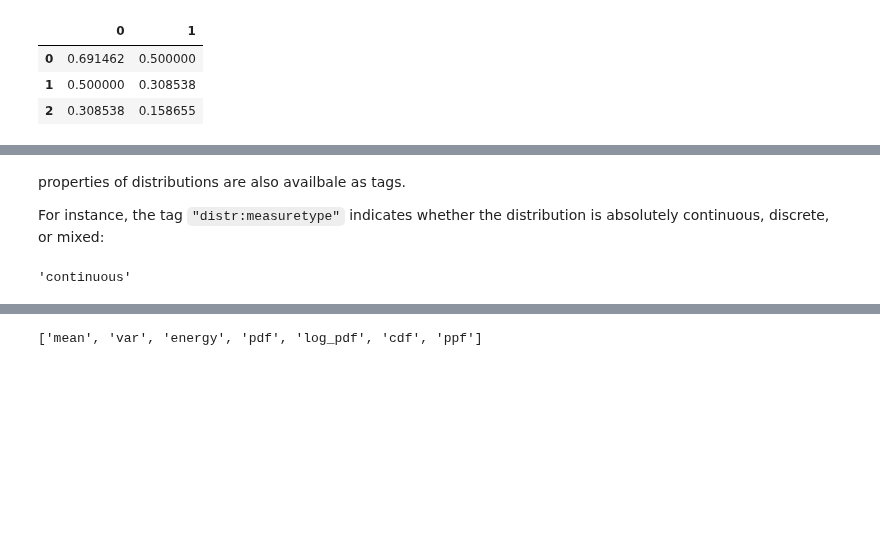
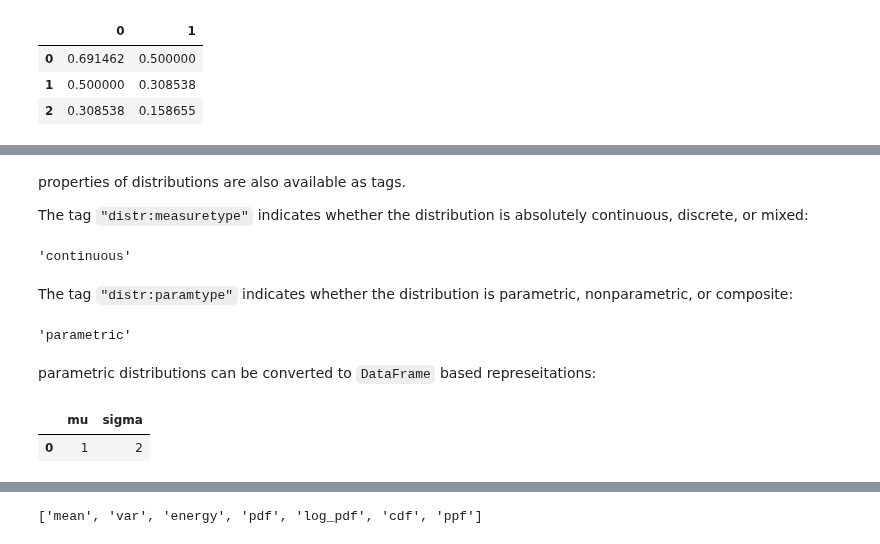
Before and after one commit to sktime/skpro, a Jupyter notebook: examples/03_skpro_distributions.ipynb, the cells around one changed output, grey strips where cells are left out. Saved outputs shown, nothing was run; the diff lists cells and outputs as text; code cells hidden in the pictures; blank space fills up the shorter version.

```diff
--- a/examples/03_skpro_distributions.ipynb
+++ b/examples/03_skpro_distributions.ipynb
@@ -472,7 +473,7 @@ d_frame.cdf(2)
 # %% [markdown]
-properties of distributions are also availbale as tags.
+properties of distributions are also available as tags.
 
-For instance, the tag `"distr:measuretype"` indicates whether the distribution is absolutely continuous, discrete, or mixed:
+The tag `"distr:measuretype"` indicates whether the distribution is absolutely continuous, discrete, or mixed:
 # %%
 from skpro.distributions import Normal
 
@@ -480,3 +481,20 @@ d = Normal(mu=1, sigma=2)
 d.get_tags()["distr:measuretype"]
 # %% [output]
 'continuous'
+# %% [markdown]
+The tag `"distr:paramtype"` indicates whether the distribution is parametric, nonparametric, or composite:
+# %%
+from skpro.distributions import Normal
+
+d = Normal(mu=1, sigma=2)
+d.get_tags()["distr:paramtype"]
+# %% [output]
+'parametric'
+# %% [markdown]
+parametric distributions can be converted to `DataFrame` based represeitations:
+# %%
+# scalar distributions convert to a single row with parameter values
+d.to_df()
+# %% [output]
+|  | mu | sigma |
+| 0 | 1 | 2 |
```
Also changed, not shown: parts of 8 cells of this notebook.
